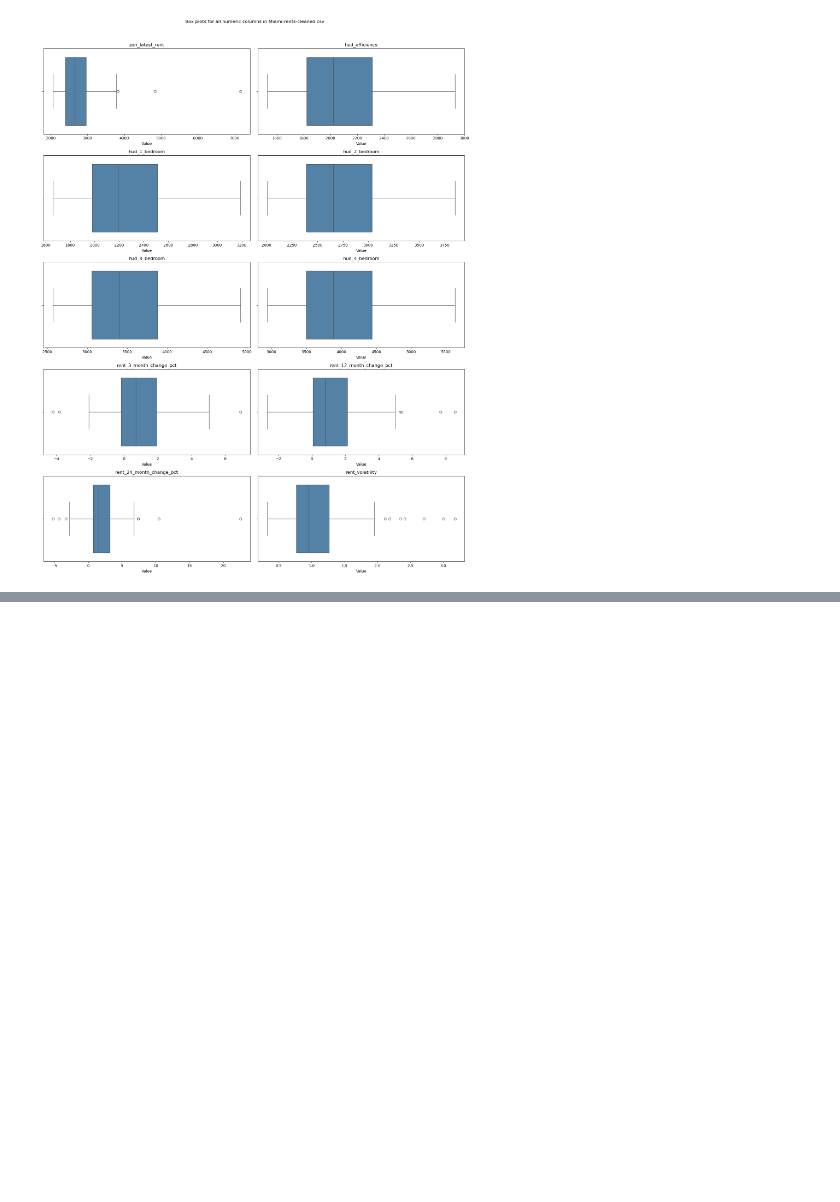
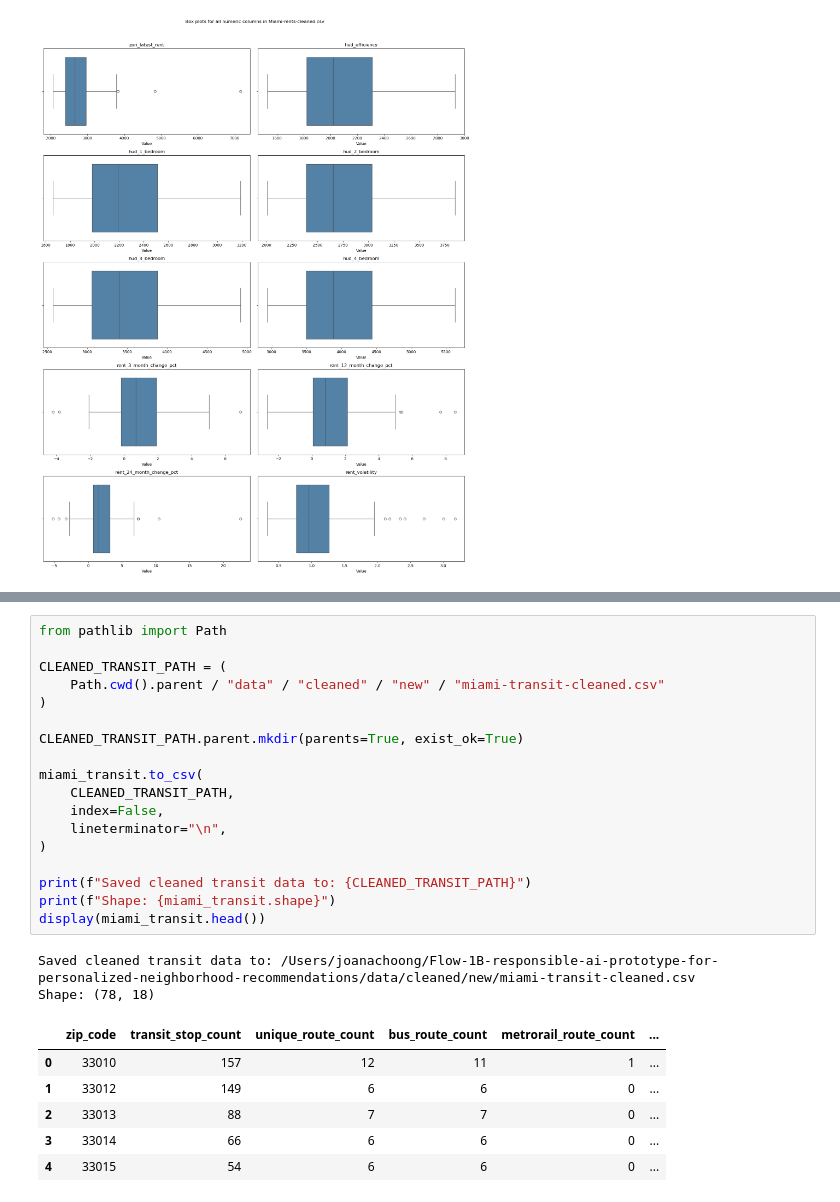
Before and after one commit to Break-Through-Tech/Flow-1B-responsible-ai-prototype-for-personalized-neighborhood-recommendations, a Jupyter notebook: notebooks/cleaning-new-data.ipynb, the cells around one changed output, grey strips where cells are left out. Saved outputs shown, nothing was run; the diff lists cells and outputs as text; blank space fills up the shorter version.

```diff
--- a/notebooks/cleaning-new-data.ipynb
+++ b/notebooks/cleaning-new-data.ipynb
@@ -1150,0 +1322,27 @@ plt.show()
+# %%
+from pathlib import Path
+
+CLEANED_TRANSIT_PATH = (
+    Path.cwd().parent / "data" / "cleaned" / "new" / "miami-transit-cleaned.csv"
+)
+
+CLEANED_TRANSIT_PATH.parent.mkdir(parents=True, exist_ok=True)
+
+miami_transit.to_csv(
+    CLEANED_TRANSIT_PATH,
+    index=False,
+    lineterminator="\n",
+)
+
+print(f"Saved cleaned transit data to: {CLEANED_TRANSIT_PATH}")
+print(f"Shape: {miami_transit.shape}")
+display(miami_transit.head())
+# %% [output]
+Saved cleaned transit data to: /Users/joanachoong/Flow-1B-responsible-ai-prototype-for-personalized-neighborhood-recommendations/data/cleaned/new/miami-transit-cleaned.csv
+Shape: (78, 18)
+|  | zip_code | transit_stop_count | unique_route_count | bus_route_count | metrorail_route_count | ... |
+| 0 | 33010 | 157 | 12 | 11 | 1 | ... |
+| 1 | 33012 | 149 | 6 | 6 | 0 | ... |
+| 2 | 33013 | 88 | 7 | 7 | 0 | ... |
+| 3 | 33014 | 66 | 6 | 6 | 0 | ... |
+| 4 | 33015 | 54 | 6 | 6 | 0 | ... |
```
Also changed, not shown: parts of 5 cells of this notebook, 3 other files.
